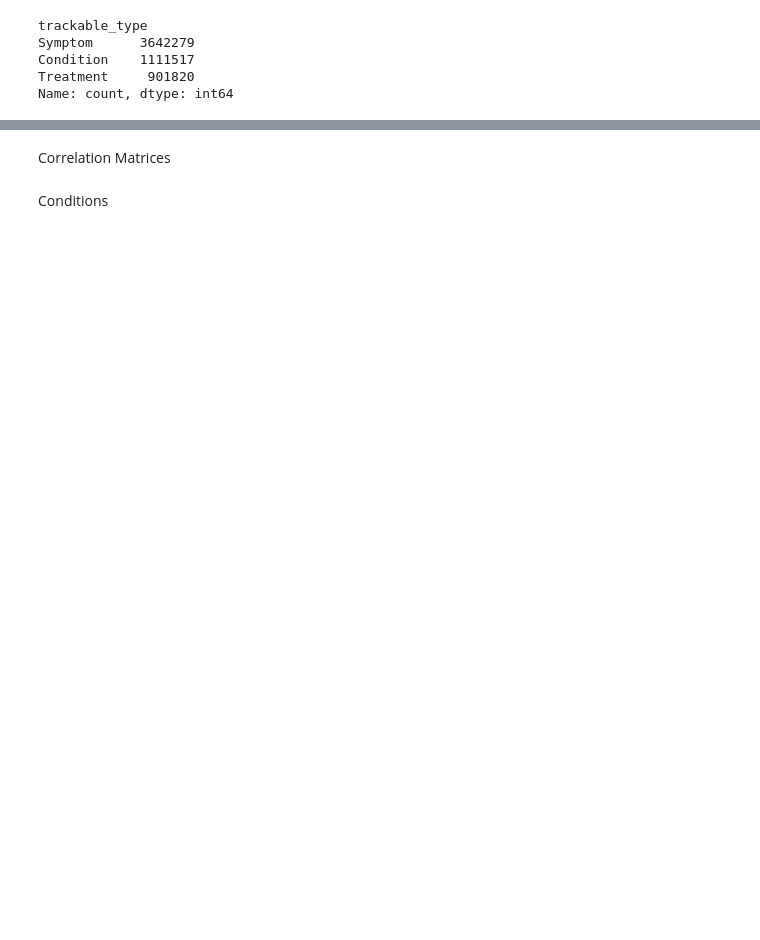
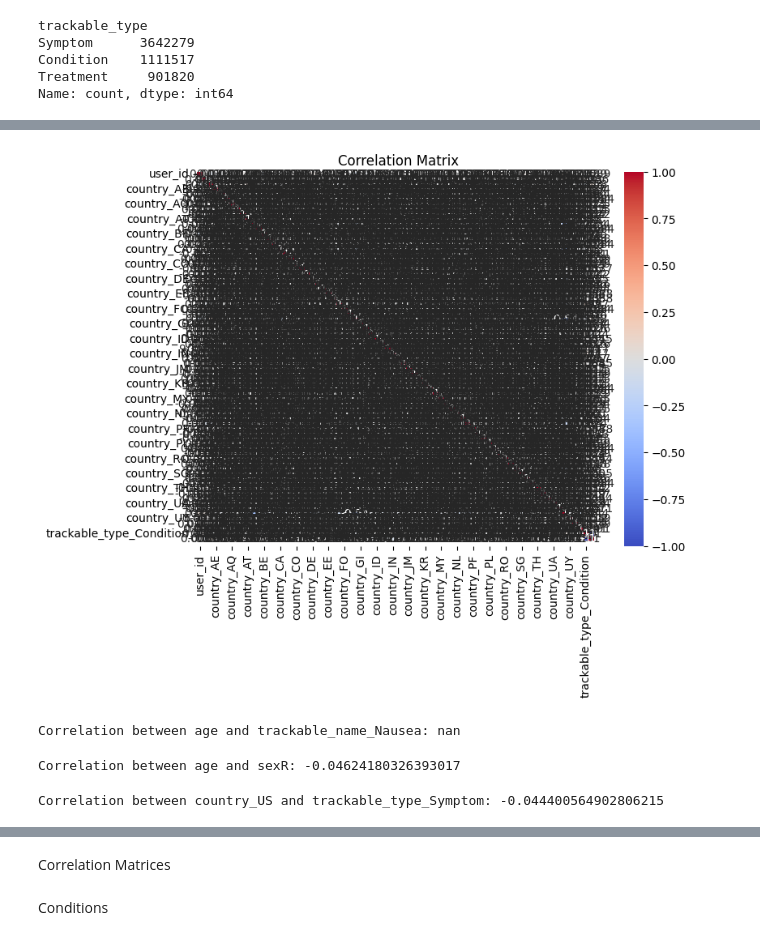
Before and after one commit to joydowns/Data-Science-Final-Project-Chronic-Illness, a Jupyter notebook: Final Project - JD.ipynb, the cells around one changed output, grey strips where cells are left out. Saved outputs shown, nothing was run; the diff lists cells and outputs as text; code cells hidden in the pictures; blank space fills up the shorter version.

```diff
--- a/Final Project - JD.ipynb
+++ b/Final Project - JD.ipynb
@@ -87,0 +61,21 @@ print(df_sex)
+# %%
+# Create a sample DataFrame
+data = {'sex': ['male', 'female', 'doesnt_say', 'other', '(Blanks)']}
+df_sex = pd.DataFrame(data)
+
+def sexR(sex):
+    if sex == 'male':
+        return 1
+    elif sex == 'female':
+        return 2
+    elif sex == 'doesnt_say':
+        return 3
+    elif sex == 'other':
+        return 4
+    else:
+        return 0
+    # Default value for unknown categories
+
+# Recode the column using the defined function
+df['sexR'] = df['sex'].apply(sexR)
+print(df_sex)
@@ -226,0 +282,2 @@ Name: count, dtype: int64
+# %%
+df_3 = df_1[df_1['trackable_name'].isin(['Nausea'])]
@@ -226,0 +315,2 @@ Name: count, dtype: int64
+# %%
+df_3.dropna(inplace=True)
@@ -226,0 +338,9 @@ Name: count, dtype: int64
+# %%
+# Assuming df_3 is your DataFrame
+# Convert categorical columns into numerical format using one-hot encoding
+df_3_encoded = pd.get_dummies(df_3)
+
+# Calculate the correlation matrix
+correlation_matrix = df_3_encoded.corr()
+
+print(correlation_matrix)
@@ -226,0 +365,25 @@ Name: count, dtype: int64
+# %%
+plt.figure(figsize=(8, 6))
+sns.heatmap(correlation_matrix, annot=True, cmap='coolwarm', center=0)
+plt.title("Correlation Matrix")
+plt.show()
+# %% [output]
+[figure, added]
+# %%
+# For example, to extract the correlation coefficient between variables A and B:
+corr_age_trackable_name_Nausea = correlation_matrix.loc['age', 'trackable_name_Nausea']
+print("Correlation between age and trackable_name_Nausea:", corr_age_trackable_name_Nausea)
+# %% [output]
+Correlation between age and trackable_name_Nausea: nan
+# %%
+# For example, to extract the correlation coefficient between variables A and B:
+corr_age_sexR = correlation_matrix.loc['age', 'sexR']
+print("Correlation between age and sexR:", corr_age_sexR)
+# %% [output]
+Correlation between age and sexR: -0.04624180326393017
+# %%
+# For example, to extract the correlation coefficient between variables country_US and trackable_type_Symptom:
+corr_country_US_trackable_type_Symptom = correlation_matrix.loc['country_US', 'trackable_type_Symptom']
+print("Correlation between country_US and trackable_type_Symptom:", corr_country_US_trackable_type_Symptom)
+# %% [output]
+Correlation between country_US and trackable_type_Symptom: -0.044400564902806215
```
Also changed, not shown: parts of 41 cells of this notebook.
